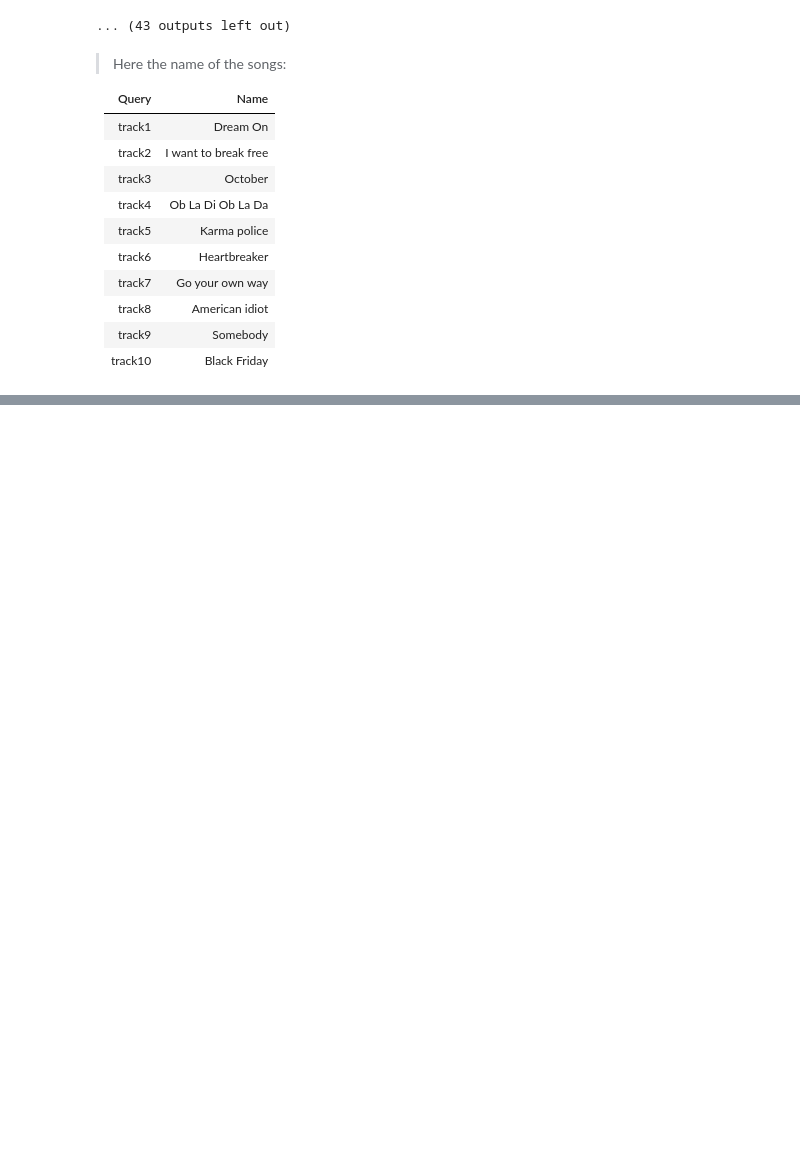
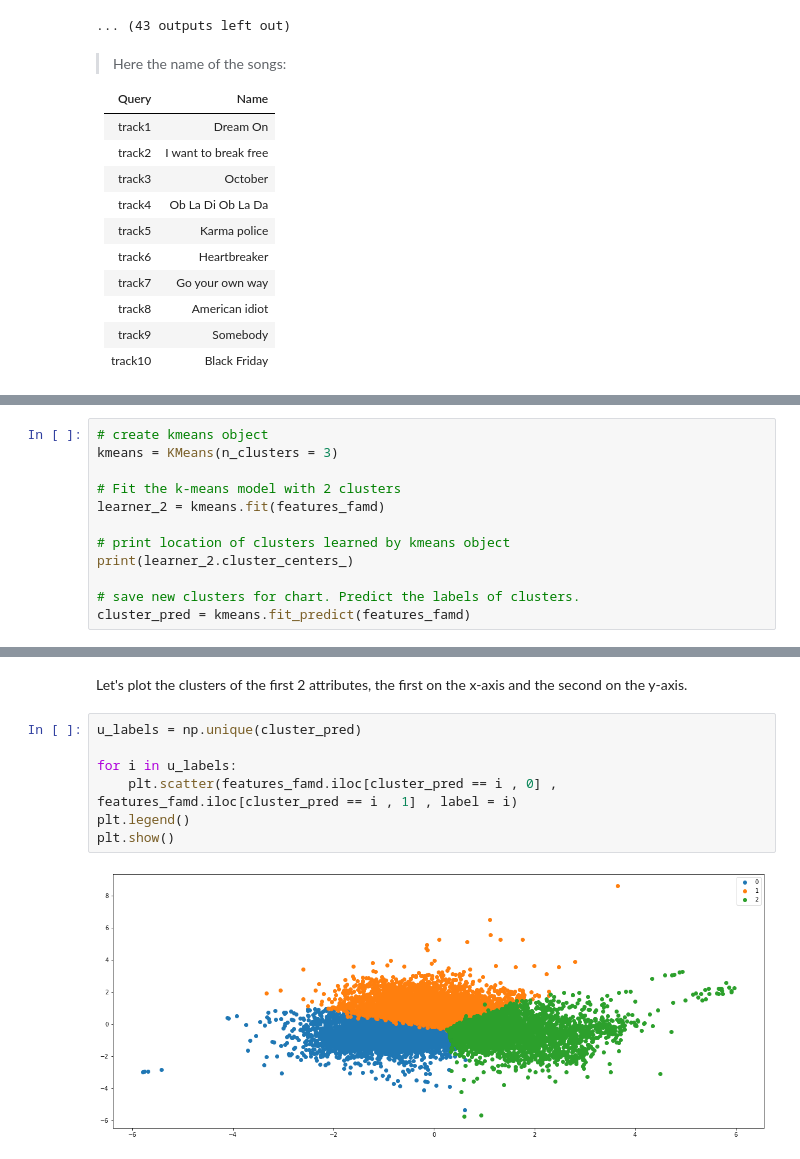
Before and after one commit to Requiem98/ADM-HW4, a Jupyter notebook: main.ipynb, the cells around one changed output, grey strips where cells are left out. Drawn from its saved outputs; the diff is of its cells as text; blank space fills up the shorter version.

```diff
--- a/main.ipynb
+++ b/main.ipynb
@@ -711,0 +1284,12 @@ Query with 16 number of bands:
+# %%
+# create kmeans object
+kmeans = KMeans(n_clusters = 3)
+
+# Fit the k-means model with 2 clusters
+learner_2 = kmeans.fit(features_famd)
+
+# print location of clusters learned by kmeans object
+print(learner_2.cluster_centers_)
+
+# save new clusters for chart. Predict the labels of clusters.
+cluster_pred = kmeans.fit_predict(features_famd)
@@ -711,0 +1306,11 @@ Query with 16 number of bands:
+# %% [markdown]
+Let's plot the clusters of the first 2 attributes, the first on the x-axis and the second on the y-axis.
+# %%
+u_labels = np.unique(cluster_pred)
+
+for i in u_labels:
+    plt.scatter(features_famd.iloc[cluster_pred == i , 0] , features_famd.iloc[cluster_pred == i , 1] , label = i)
+plt.legend()
+plt.show()
+# %% [output]
+[figure, added]
```
Also changed, not shown: parts of 100 cells of this notebook.
